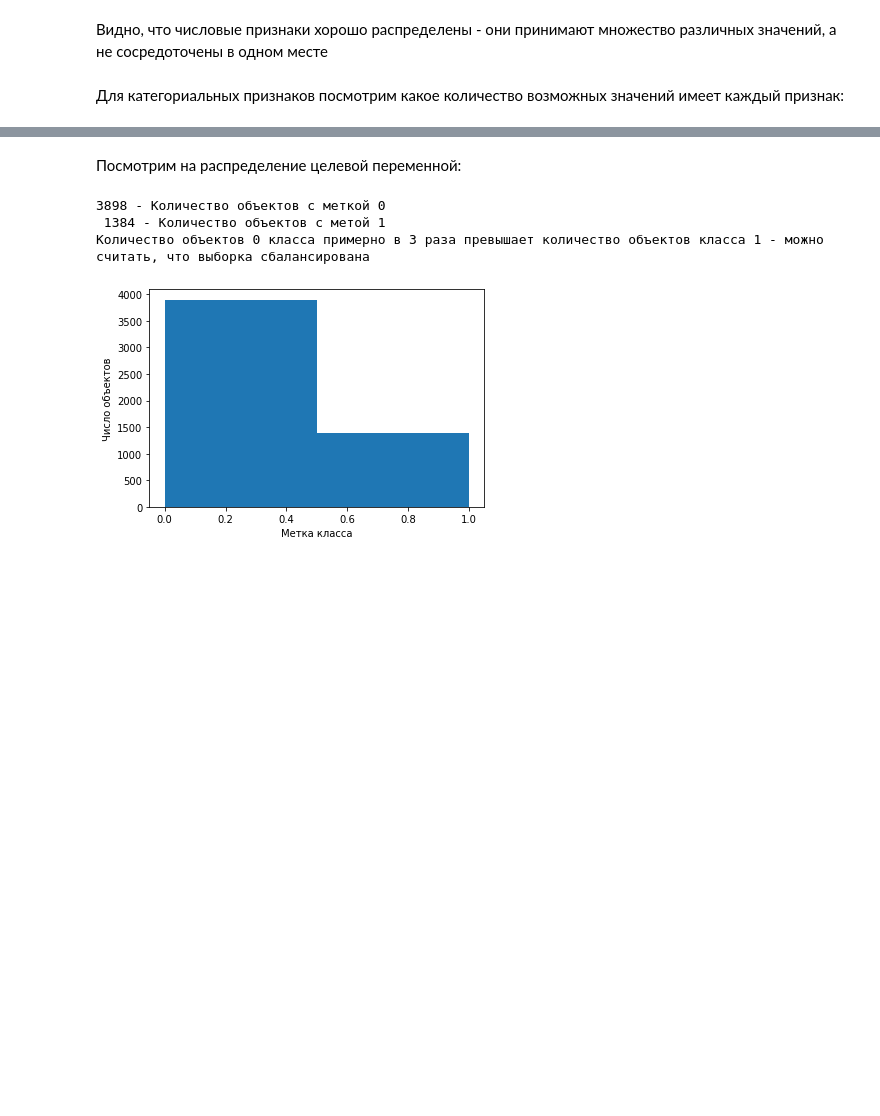
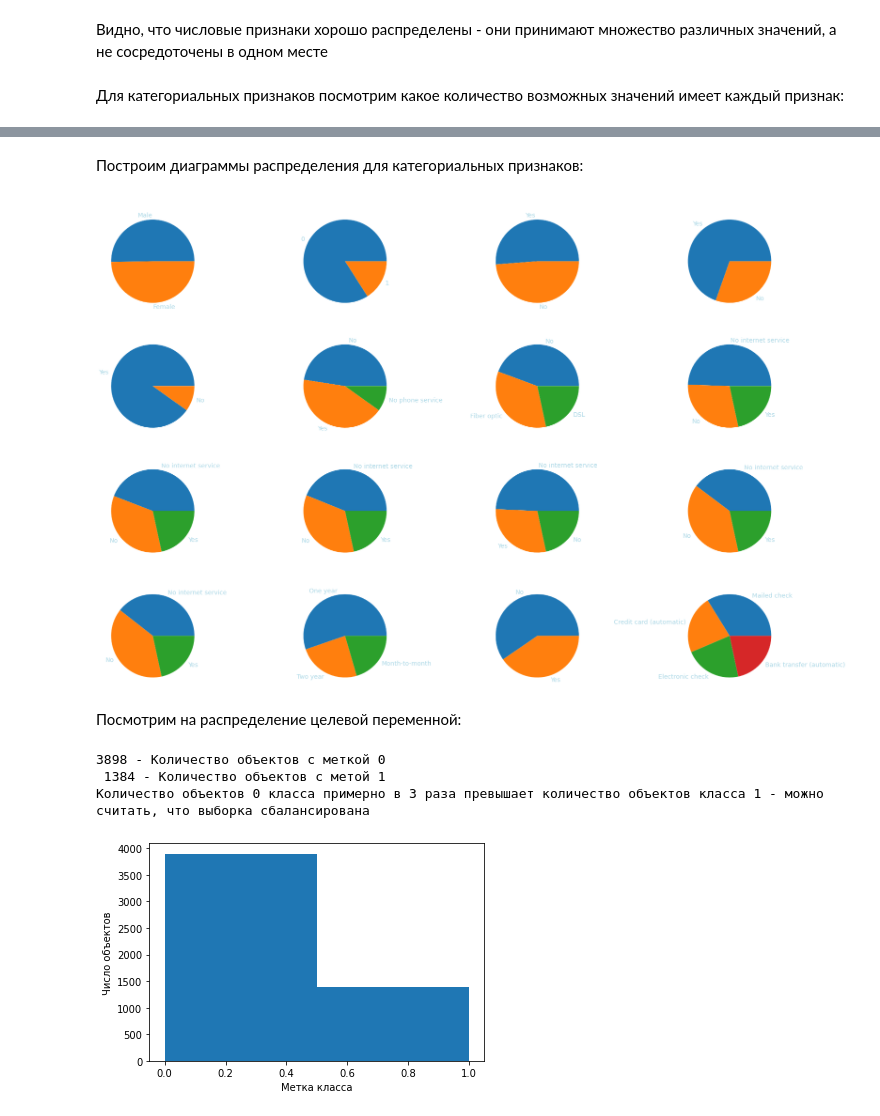
Before and after one commit to Alphonsce/ML_learning, a Jupyter notebook: deep learning school/3week/3homework/3hw_main.ipynb, the cells around one changed output, grey strips where cells are left out. Cells and saved outputs as stored; diff of their text form; code cells hidden in the pictures; blank space fills up the shorter version.

```diff
--- a/deep learning school/3week/3homework/3hw_main.ipynb
+++ b/deep learning school/3week/3homework/3hw_main.ipynb
@@ -112,3 +114,8 @@ plt.show()
 Видно, что числовые признаки хорошо распределены - они принимают множество различных значений, а не сосредоточены в одном месте
 # %% [markdown]
 Для категориальных признаков посмотрим какое количество возможных значений имеет каждый признак:
+# %%
+for cat_col in cat_cols:
+    print(
+        f'{cat_col} : {X[cat_col].unique()}, различных : {len(X[cat_col].unique())}'
+    )
@@ -115,3 +140,18 @@ plt.show()
+# %% [markdown]
+Построим диаграммы распределения для категориальных признаков:
+# %%
+sp = None
+plt.figure(figsize=(30, 20))
+for cat_col in cat_cols:
+    sp = plt.subplot(4, 4, cat_cols.index(cat_col) + 1)
+    my_labels = X[cat_col].unique()
+    my_values = X[cat_col].value_counts()
+    plt.title(cat_col, fontdict={'fontsize': 20, 'color': 'w'})
+    plt.pie(my_values, labels=my_labels, textprops={'color' : 'lightblue', 'fontsize' : 14})
+plt.show()
+None
+# %% [output]
+[figure, added]
 # %% [markdown]
 Посмотрим на распределение целевой переменной:
 # %%
```
Also changed, not shown: parts of 13 cells of this notebook, 1 other file.
